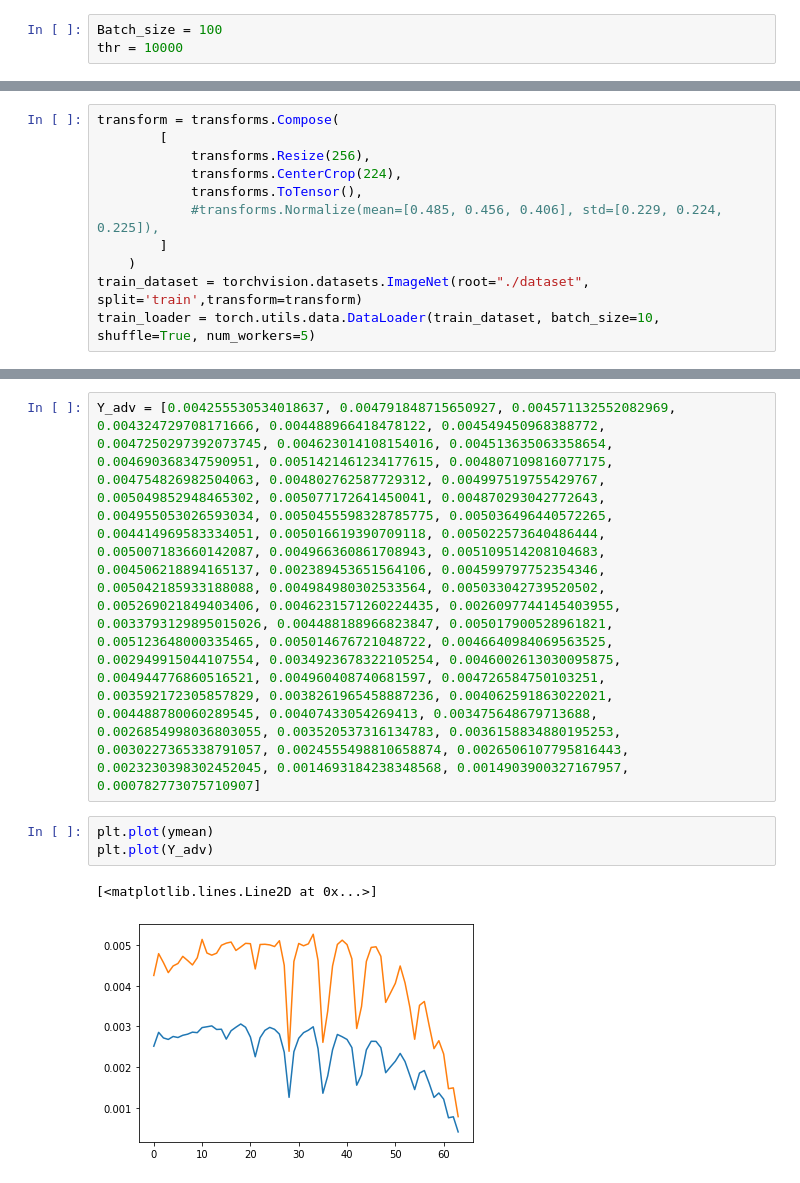
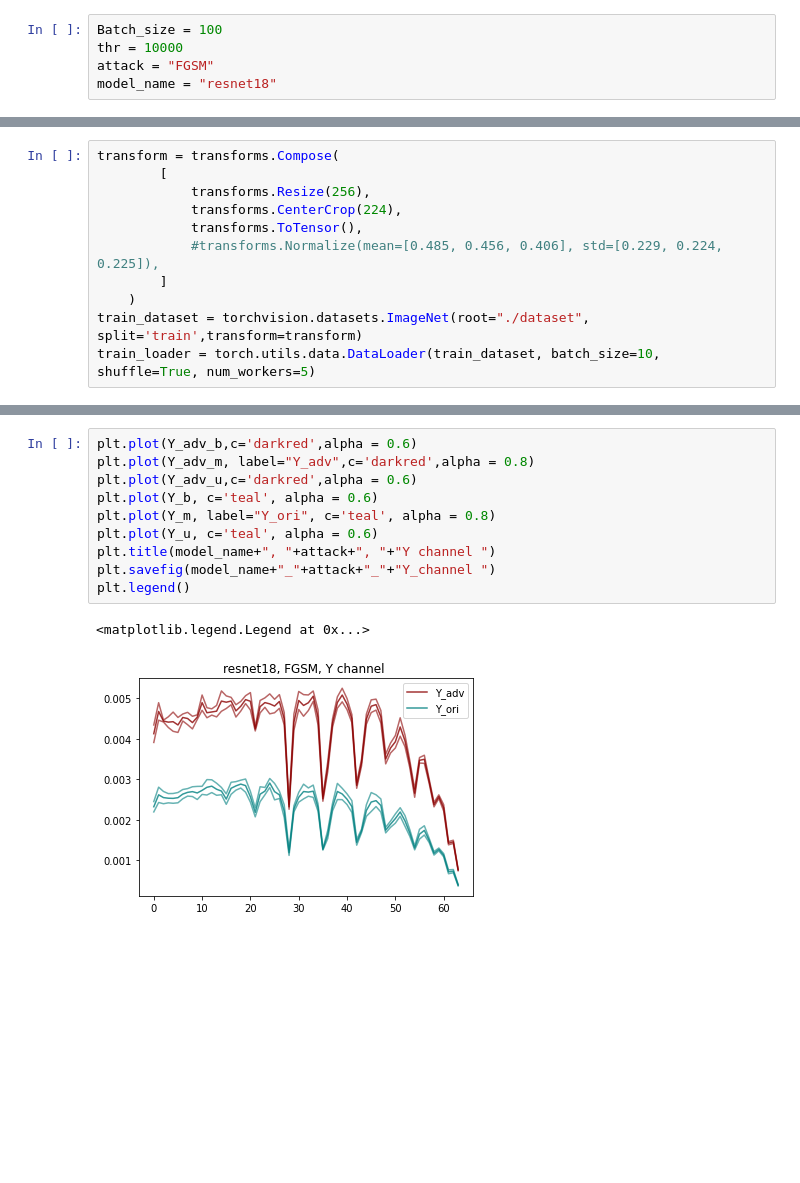
Before and after one commit to deponce/sen_attack, a Jupyter notebook: senattack.ipynb, the cells around one changed output, grey strips where cells are left out. Saved outputs shown, nothing was run; the diff lists cells and outputs as text; blank space fills up the shorter version.

```diff
--- a/senattack.ipynb
+++ b/senattack.ipynb
@@ -26,6 +26,8 @@ from tqdm import tqdm
 # %%
 Batch_size = 100
 thr = 10000
+attack = "FGSM"
+model_name = "resnet18"
 # %%
 use_cuda = torch.cuda.is_available()
 device = torch.device("cuda" if use_cuda else "cpu")
@@ -156,8 +186,13 @@ ymean = [0.0025150925192657806, 0.002856051030918112, 0.0027182311044685412, 0.0
-# %%
-Y_adv = [0.004255530534018637, 0.004791848715650927, 0.004571132552082969, 0.004324729708171666, 0.004488966418478122, 0.004549450968388772, 0.0047250297392073745, 0.004623014108154016, 0.004513635063358654, 0.004690368347590951, 0.0051421461234177615, 0.004807109816077175, 0.004754826982504063, 0.004802762587729312, 0.004997519755429767, 0.005049852948465302, 0.005077172641450041, 0.004870293042772643, 0.004955053026593034, 0.0050455598328785775, 0.005036496440572265, 0.004414969583334051, 0.005016619390709118, 0.005022573640486444, 0.005007183660142087, 0.004966360861708943, 0.005109514208104683, 0.004506218894165137, 0.002389453651564106, 0.004599797752354346, 0.005042185933188088, 0.004984980302533564, 0.005033042739520502, 0.005269021849403406, 0.0046231571260224435, 0.0026097744145403955, 0.0033793129895015026, 0.004488188966823847, 0.005017900528961821, 0.005123648000335465, 0.005014676721048722, 0.0046640984069563525, 0.002949915044107554, 0.0034923678322105254, 0.0046002613030095875, 0.004944776860516521, 0.004960408740681597, 0.004726584750103251, 0.003592172305857829, 0.0038261965458887236, 0.004062591863022021, 0.004488780060289545, 0.00407433054269413, 0.003475648679713688, 0.0026854998036803055, 0.003520537316134783, 0.0036158834880195253, 0.0030227365338791057, 0.0024555498810658874, 0.0026506107795816443, 0.0023230398302452045, 0.0014693184238348568, 0.0014903900327167957, 0.000782773075710907]
-# %%
-plt.plot(ymean)
-plt.plot(Y_adv)
-# %% [output]
-[<matplotlib.lines.Line2D at 0x...>]
-[figure, removed]
+# %%
+plt.plot(Y_adv_b,c='darkred',alpha = 0.6)
+plt.plot(Y_adv_m, label="Y_adv",c='darkred',alpha = 0.8)
+plt.plot(Y_adv_u,c='darkred',alpha = 0.6)
+plt.plot(Y_b, c='teal', alpha = 0.6)
+plt.plot(Y_m, label="Y_ori", c='teal', alpha = 0.8)
+plt.plot(Y_u, c='teal', alpha = 0.6)
+plt.title(model_name+", "+attack+", "+"Y channel ")
+plt.savefig(model_name+"_"+attack+"_"+"Y_channel ")
+plt.legend()
+# %% [output]
+<matplotlib.legend.Legend at 0x...>
+[figure, added]
```
Also changed, not shown: parts of 12 cells of this notebook, 1 other file.
